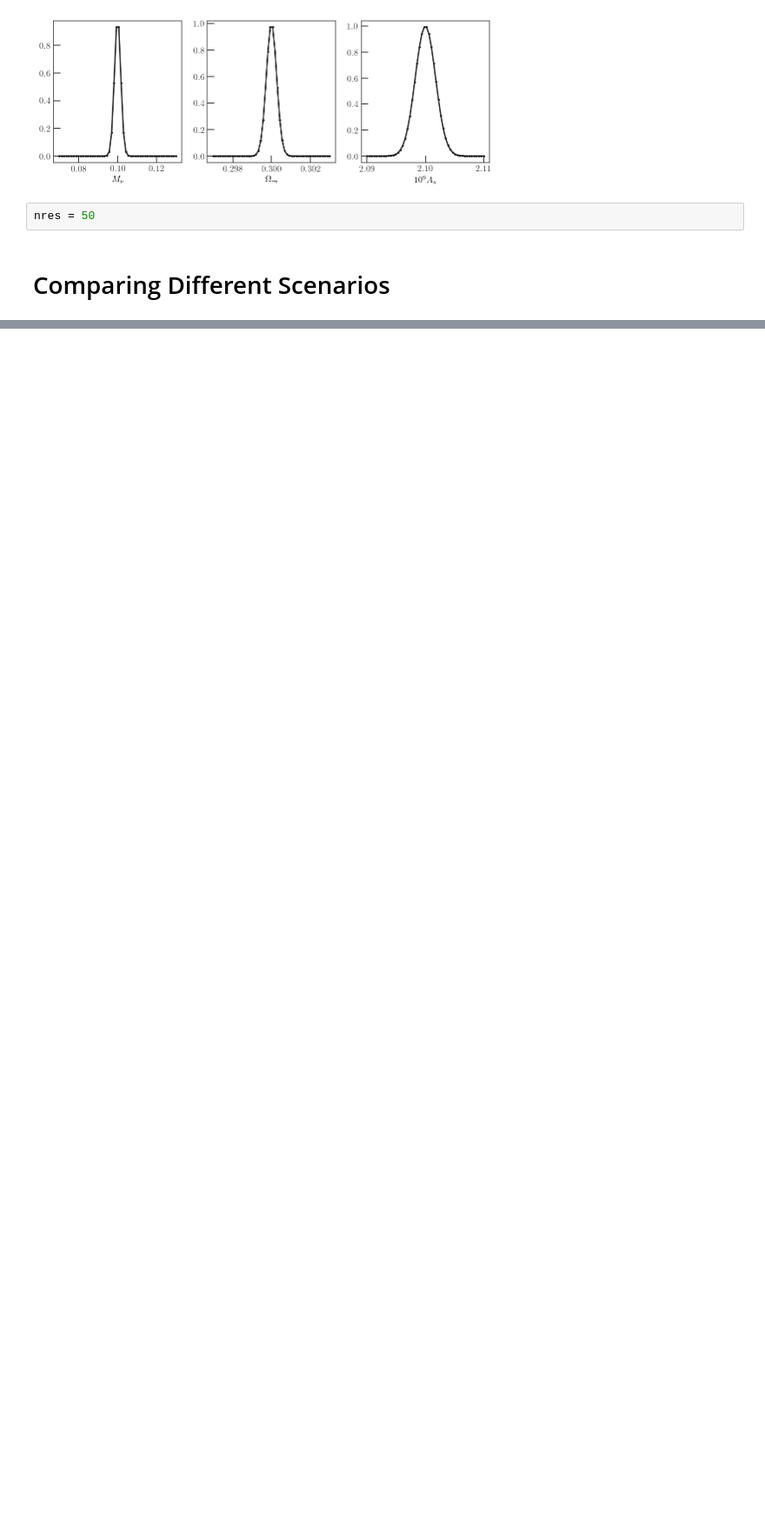
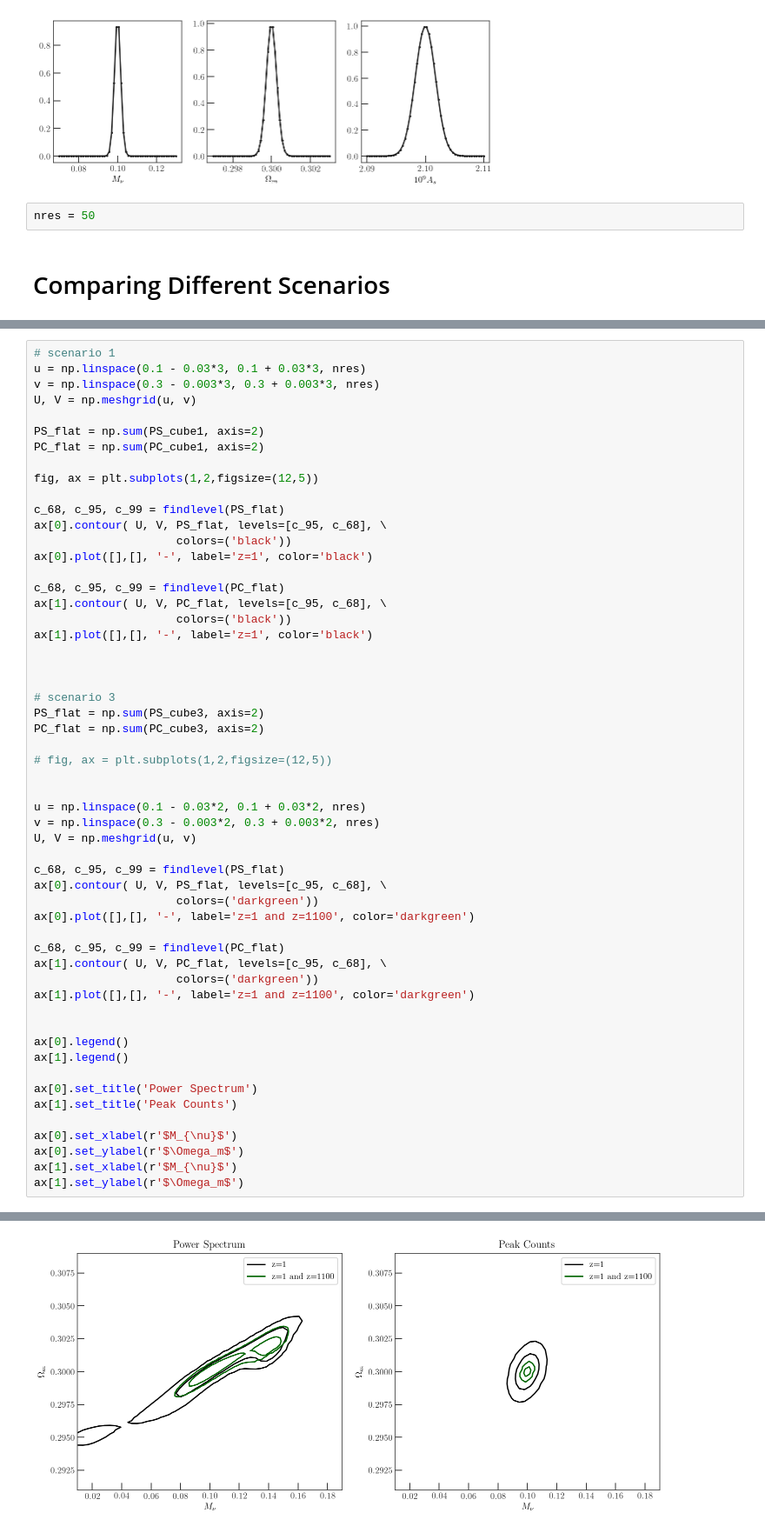
Before and after one commit to xzackli/neutrino_mpk, a Jupyter notebook: comparison of error ellipses.ipynb, the cells around one changed output, grey strips where cells are left out. Shown at 87% size. Saved outputs shown, nothing was run; the diff lists cells and outputs as text; blank space fills up the shorter version.

```diff
--- a/comparison of error ellipses.ipynb
+++ b/comparison of error ellipses.ipynb
@@ -410,0 +453,56 @@ PC_cube4 = PC_cube
+# %%
+# scenario 1
+u = np.linspace(0.1 - 0.03*3, 0.1 + 0.03*3, nres)
+v = np.linspace(0.3 - 0.003*3, 0.3 + 0.003*3, nres)
+U, V = np.meshgrid(u, v)
+
+PS_flat = np.sum(PS_cube1, axis=2)
+PC_flat = np.sum(PC_cube1, axis=2)
+
+fig, ax = plt.subplots(1,2,figsize=(12,5))
+
+c_68, c_95, c_99 = findlevel(PS_flat)
+ax[0].contour( U, V, PS_flat, levels=[c_95, c_68], \
+                     colors=('black'))
+ax[0].plot([],[], '-', label='z=1', color='black')
+
+c_68, c_95, c_99 = findlevel(PC_flat)
+ax[1].contour( U, V, PC_flat, levels=[c_95, c_68], \
+                     colors=('black'))
+ax[1].plot([],[], '-', label='z=1', color='black')
+
+
+
+# scenario 3
+PS_flat = np.sum(PS_cube3, axis=2)
+PC_flat = np.sum(PC_cube3, axis=2)
+
+# fig, ax = plt.subplots(1,2,figsize=(12,5))
+
+
+u = np.linspace(0.1 - 0.03*2, 0.1 + 0.03*2, nres)
+v = np.linspace(0.3 - 0.003*2, 0.3 + 0.003*2, nres)
+U, V = np.meshgrid(u, v)
+
+c_68, c_95, c_99 = findlevel(PS_flat)
+ax[0].contour( U, V, PS_flat, levels=[c_95, c_68], \
+                     colors=('darkgreen'))
+ax[0].plot([],[], '-', label='z=1 and z=1100', color='darkgreen')
+
+c_68, c_95, c_99 = findlevel(PC_flat)
+ax[1].contour( U, V, PC_flat, levels=[c_95, c_68], \
+                     colors=('darkgreen'))
+ax[1].plot([],[], '-', label='z=1 and z=1100', color='darkgreen')
+
+
+ax[0].legend()
+ax[1].legend()
+
+ax[0].set_title('Power Spectrum')
+ax[1].set_title('Peak Counts')
+
+ax[0].set_xlabel(r'$M_{\nu}$')
+ax[0].set_ylabel(r'$\Omega_m$')
+ax[1].set_xlabel(r'$M_{\nu}$')
+ax[1].set_ylabel(r'$\Omega_m$')
+# %% [output]
@@ -410,0 +510 @@ PC_cube4 = PC_cube
+[figure, added]
```
Also changed, not shown: parts of 15 cells of this notebook, 5 other files.
